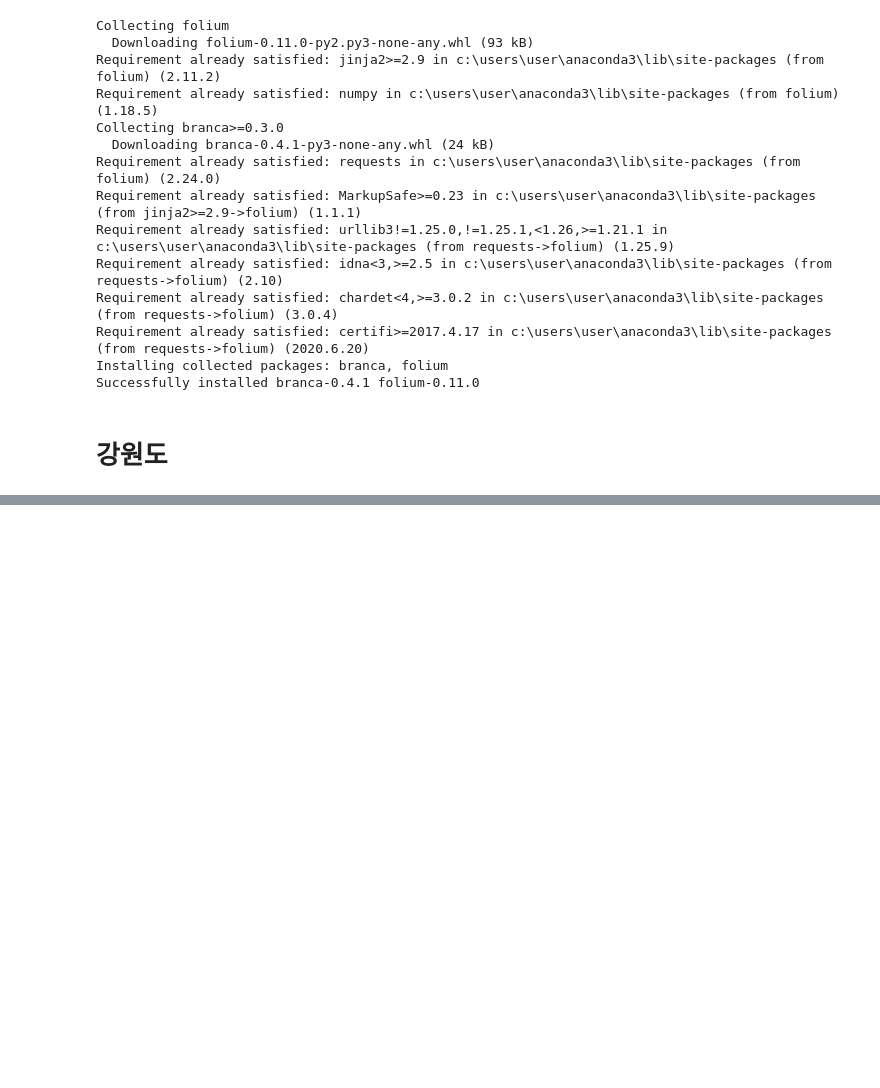
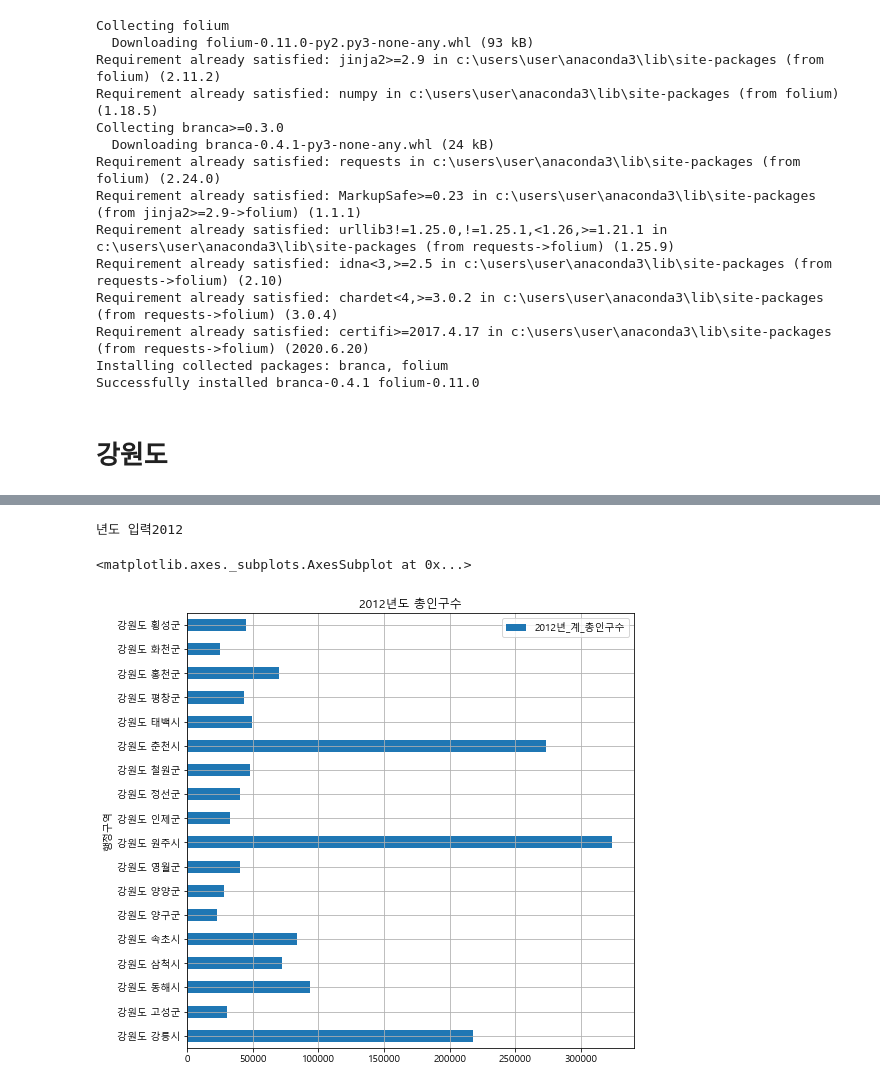
Before and after one commit to park-seonju/dataminingPJ, a Jupyter notebook: datamining PJ.ipynb, the cells around one changed output, grey strips where cells are left out. Saved outputs shown, nothing was run; the diff lists cells and outputs as text; code cells hidden in the pictures; blank space fills up the shorter version.

```diff
--- a/datamining PJ.ipynb
+++ b/datamining PJ.ipynb
@@ -177,0 +183,9 @@ kang_df=kangdf[['행정구역','2011년_계_총인구수','계','계.1']]
+# %%
+year = input("년도 입력")
+year_df=강원도[['행정구역',year+'년_계_총인구수',year+'년_계_연령구간인구수']]
+yeardata=year_df.pivot_table(index='행정구역',values=year+'년_계_총인구수')
+yeardata.plot(kind='barh',figsize=(8,8),grid=True,title="%s년도 총인구수"%(year))
+# %% [output]
+년도 입력2012
+<matplotlib.axes._subplots.AxesSubplot at 0x...>
+[figure, added]
```
Also changed, not shown: parts of 4 cells of this notebook, 18 other files.
